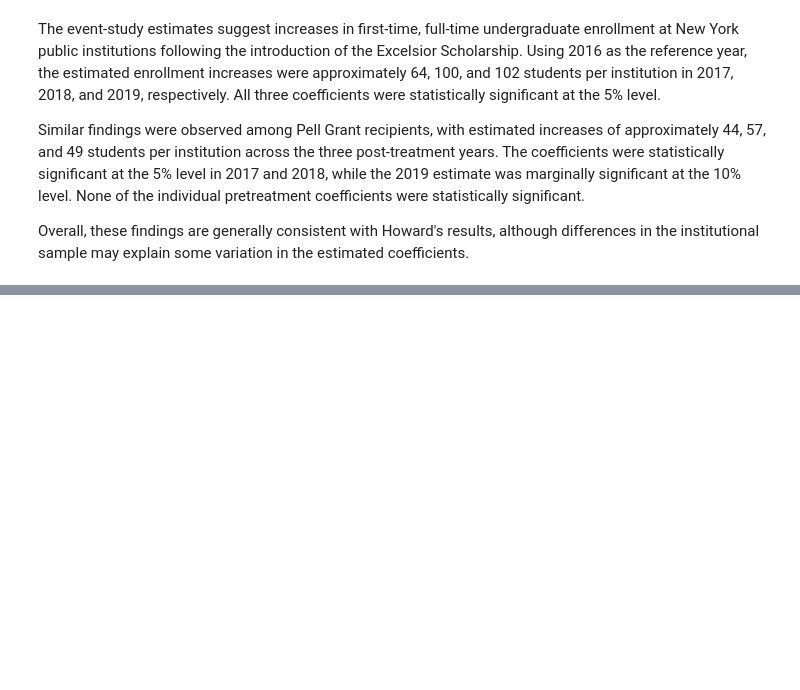
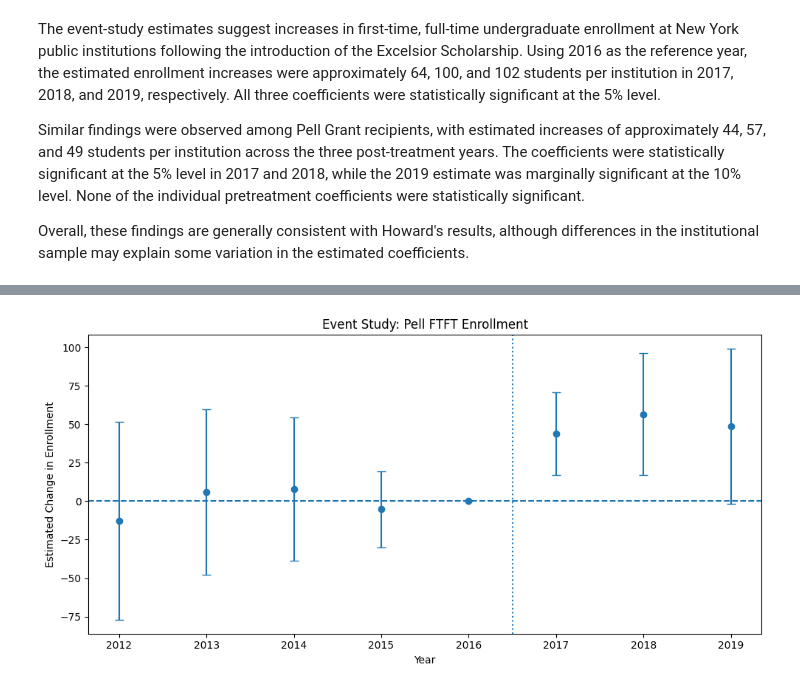
Before and after one commit to dennisesp/Econ_Replication, a Jupyter notebook: Replication/Excelsior_Replication_Step_by_Step.ipynb, the cells around one changed output, grey strips where cells are left out. Saved outputs shown, nothing was run; the diff lists cells and outputs as text; code cells hidden in the pictures; blank space fills up the shorter version.

```diff
--- a/Replication/Excelsior_Replication_Step_by_Step.ipynb
+++ b/Replication/Excelsior_Replication_Step_by_Step.ipynb
@@ -519,0 +625,48 @@ Overall, these findings are generally consistent with Howard's results, although
+# %%
+pell_plot = event_results[
+    event_results["Outcome"] == "Pell FTFT Enrollment"
+].copy()
+
+
+reference_row = pd.DataFrame({
+    "Outcome": ["Pell FTFT Enrollment"],
+    "Year": [2016],
+    "Coefficient": [0],
+    "CI Lower": [0],
+    "CI Upper": [0]
+})
+
+pell_plot = pd.concat([pell_plot, reference_row], ignore_index=True)
+pell_plot = pell_plot.sort_values("Year")
+
+errors = [
+    pell_plot["Coefficient"] - pell_plot["CI Lower"],
+    pell_plot["CI Upper"] - pell_plot["Coefficient"]
+]
+
+plt.figure(figsize=(10, 5))
+
+plt.errorbar(
+    pell_plot["Year"],
+    pell_plot["Coefficient"],
+    yerr=errors,
+    fmt="o",
+    capsize=4
+)
+
+plt.axhline(0, linestyle="--")
+plt.axvline(2016.5, linestyle=":")
+plt.xticks(range(2012, 2020))
+plt.xlabel("Year")
+plt.ylabel("Estimated Change in Enrollment")
+plt.title("Event Study: Pell FTFT Enrollment")
+
+plt.tight_layout()
+plt.savefig(
+    figure_dir / "event_study_pell.png",
+    dpi=300,
+    bbox_inches="tight"
+)
+plt.show()
+# %% [output]
+[figure, added]
```
Also changed, not shown: parts of 11 cells of this notebook, 10 other files.
